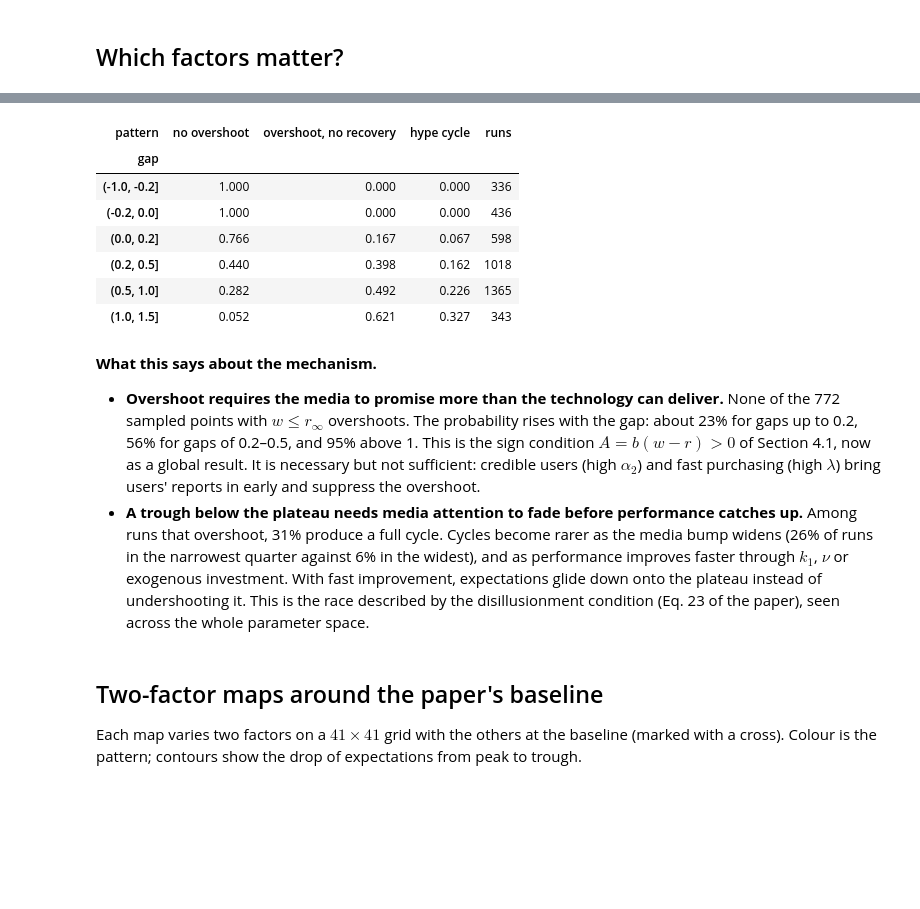
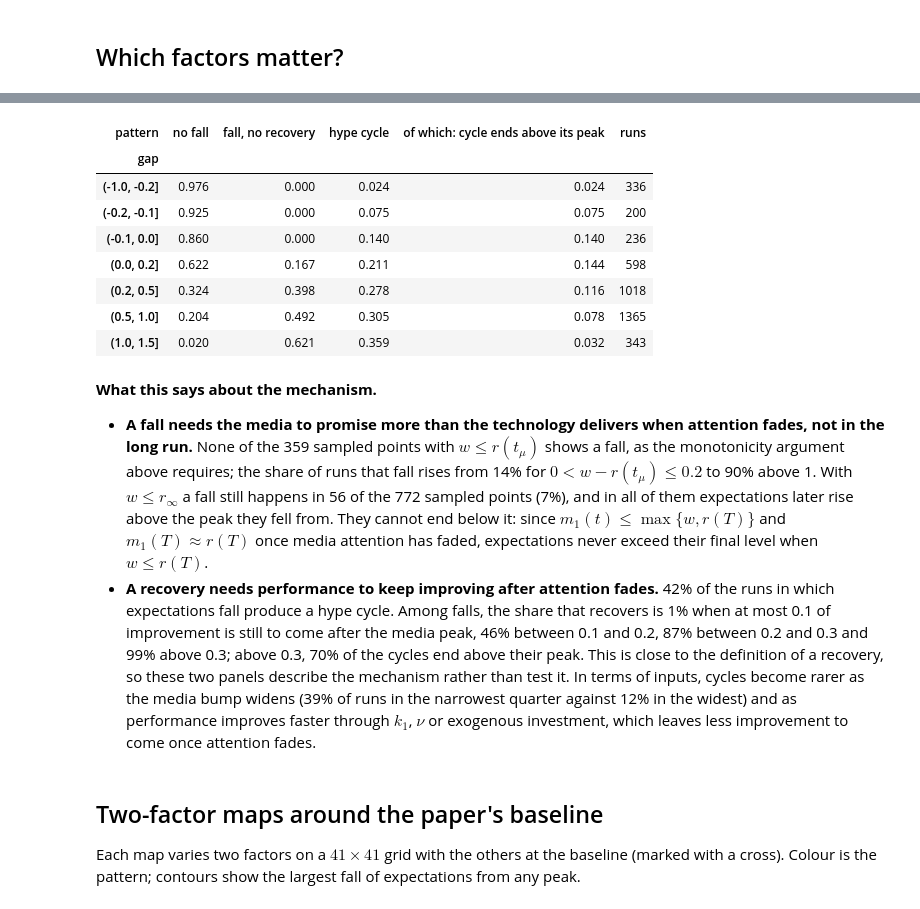
Before and after one commit to giacomomasali/kinetic-hype, a Jupyter notebook: notebooks/05_sensitivity.ipynb, the cells around one changed output, grey strips where cells are left out. Saved outputs shown, nothing was run; the diff lists cells and outputs as text; code cells hidden in the pictures; blank space fills up the shorter version.

```diff
--- a/notebooks/05_sensitivity.ipynb
+++ b/notebooks/05_sensitivity.ipynb
@@ -61,6 +70,8 @@ Using the two independent blocks of the design (4096 points drawn uniformly over
 # %%
 base = runs[runs.block.isin(["A", "B"])].copy()
 base["gap"] = base.w0 - base.r_inf
+base["gap_peak"] = base.w0 - base.r_media_peak     # message minus performance at the media peak
+base["to_come"] = base.r_inf - base.r_media_peak    # improvement still to come after the media peak
 share = base.pattern.map(sa.PATTERNS).value_counts(normalize=True).reindex(list(sa.PATTERNS.values()))
 print(share.round(3).to_string())
 print(f"\nfailed runs: {runs.pattern.isna().sum()} of {len(runs)}")
@@ -151,34 +183,39 @@ fig.tight_layout()
 # %%
-tab = pd.crosstab(pd.cut(base.gap, [-1.0, -0.2, 0.0, 0.2, 0.5, 1.0, 1.5]), base.pattern.map(sa.PATTERNS),
+tab = pd.crosstab(pd.cut(base.gap, [-1.0, -0.2, -0.1, 0.0, 0.2, 0.5, 1.0, 1.5]), base.pattern.map(sa.PATTERNS),
                   normalize="index").reindex(columns=list(sa.PATTERNS.values()), fill_value=0).round(3)
-tab["runs"] = pd.cut(base.gap, [-1.0, -0.2, 0.0, 0.2, 0.5, 1.0, 1.5]).value_counts().sort_index().to_numpy()
+tab["of which: cycle ends above its peak"] = base.groupby(pd.cut(base.gap, [-1.0, -0.2, -0.1, 0.0, 0.2, 0.5, 1.0, 1.5]), observed=True).ends_above_peak.mean().round(3).to_numpy()
+tab["runs"] = pd.cut(base.gap, [-1.0, -0.2, -0.1, 0.0, 0.2, 0.5, 1.0, 1.5]).value_counts().sort_index().to_numpy()
 tab
 # %% [output]
-| pattern | no overshoot | overshoot, no recovery | hype cycle | runs |
-| gap |  |  |  |  |
-| (-1.0, -0.2] | 1.000 | 0.000 | 0.000 | 336 |
-| (-0.2, 0.0] | 1.000 | 0.000 | 0.000 | 436 |
-| (0.0, 0.2] | 0.766 | 0.167 | 0.067 | 598 |
-| (0.2, 0.5] | 0.440 | 0.398 | 0.162 | 1018 |
-| (0.5, 1.0] | 0.282 | 0.492 | 0.226 | 1365 |
-| (1.0, 1.5] | 0.052 | 0.621 | 0.327 | 343 |
+| pattern | no fall | fall, no recovery | hype cycle | of which: cycle ends above its peak | runs |
+| gap |  |  |  |  |  |
+| (-1.0, -0.2] | 0.976 | 0.000 | 0.024 | 0.024 | 336 |
+| (-0.2, -0.1] | 0.925 | 0.000 | 0.075 | 0.075 | 200 |
+| (-0.1, 0.0] | 0.860 | 0.000 | 0.140 | 0.140 | 236 |
+| (0.0, 0.2] | 0.622 | 0.167 | 0.211 | 0.144 | 598 |
+| (0.2, 0.5] | 0.324 | 0.398 | 0.278 | 0.116 | 1018 |
+| (0.5, 1.0] | 0.204 | 0.492 | 0.305 | 0.078 | 1365 |
+| (1.0, 1.5] | 0.020 | 0.621 | 0.359 | 0.032 | 343 |
 # %% [markdown]
 **What this says about the mechanism.**
 
-* **Overshoot requires the media to promise more than the technology can deliver.** None of the 772 sampled
-  points with $w\le r_\infty$ overshoots. The probability rises with the gap: about 23% for gaps up to 0.2, 56% for
-  gaps of 0.2–0.5, and 95% above 1. This is the sign condition $A=b(w-r)>0$ of Section 4.1, now as a global
-  result. It is necessary but not sufficient: credible users (high $\alpha_2$) and fast purchasing (high
-  $\lambda$) bring users' reports in early and suppress the overshoot.
-* **A trough below the plateau needs media attention to fade before performance catches up.** Among runs that
-  overshoot, 31% produce a full cycle. Cycles become rarer as the media bump widens (26% of runs in the
-  narrowest quarter against 6% in the widest), and as performance improves faster through $k_1$, $\nu$ or
-  exogenous investment. With fast improvement, expectations glide down onto the plateau instead of undershooting
-  it. This is the race described by the disillusionment condition (Eq. 23 of the paper), seen across the whole
-  parameter space.
+* **A fall needs the media to promise more than the technology delivers when attention fades, not in the long
+  run.** None of the 359 sampled points with $w\le r(t_\mu)$ shows a fall, as the monotonicity argument above
+  requires; the share of runs that fall rises from 14% for $0<w-r(t_\mu)\le0.2$ to 90% above 1. With
+  $w\le r_\infty$ a fall still happens in 56 of the 772 sampled points (7%), and in all of them expectations later
+  rise above the peak they fell from. They cannot end below it: since $m_1(t)\le\max\{w,r(T)\}$ and
+  $m_1(T)\approx r(T)$ once media attention has faded, expectations never exceed their final level when $w\le r(T)$.
+* **A recovery needs performance to keep improving after attention fades.** 42% of the runs in which
+  expectations fall produce a hype cycle. Among falls, the share that recovers is 1% when at most 0.1 of
+  improvement is still to come after the media peak, 46% between 0.1 and 0.2, 87% between 0.2 and 0.3 and 99%
+  above 0.3; above 0.3, 70% of the cycles end above their peak. This is close to the definition of a recovery,
+  so these two panels describe the mechanism rather than test it. In terms of inputs, cycles become rarer as
+  the media bump widens (39% of runs in the narrowest quarter against 12% in the widest) and as performance
+  improves faster through $k_1$, $\nu$ or exogenous investment, which leaves less improvement to come once
+  attention fades.
 # %% [markdown]
 ## Two-factor maps around the paper's baseline
 
 Each map varies two factors on a $41\times41$ grid with the others at the baseline (marked with a cross). Colour
-is the pattern; contours show the drop of expectations from peak to trough.
+is the pattern; contours show the largest fall of expectations from any peak.
 # %%
```
Also changed, not shown: parts of 9 cells of this notebook, 14 other files.
